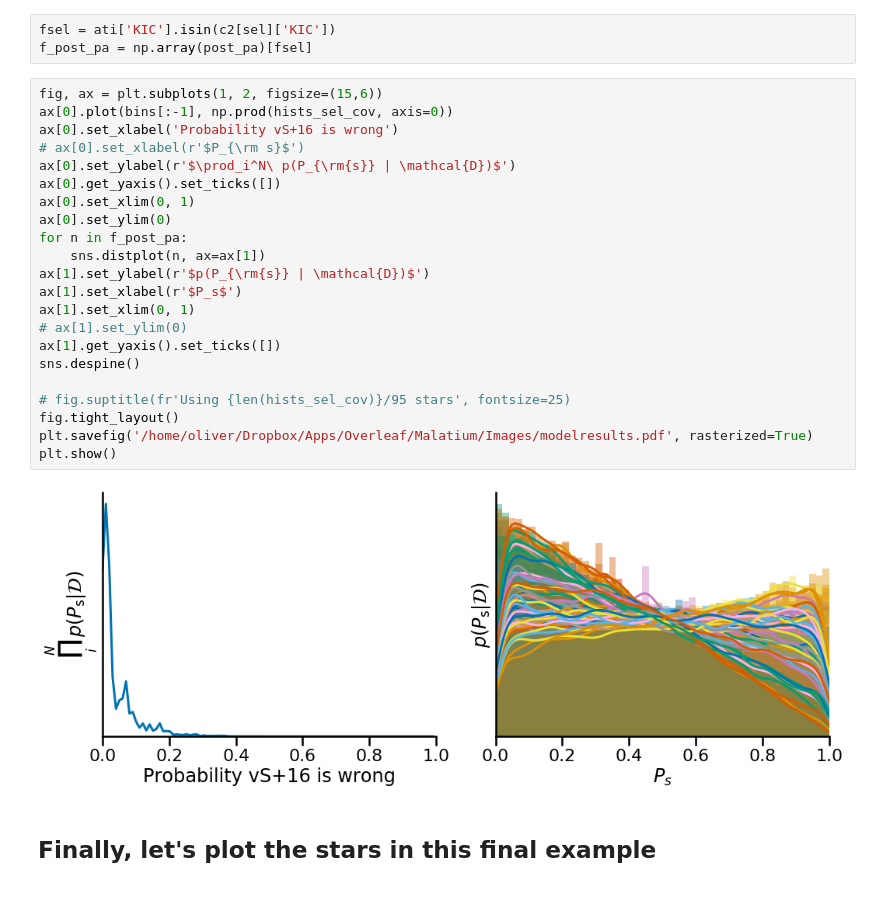
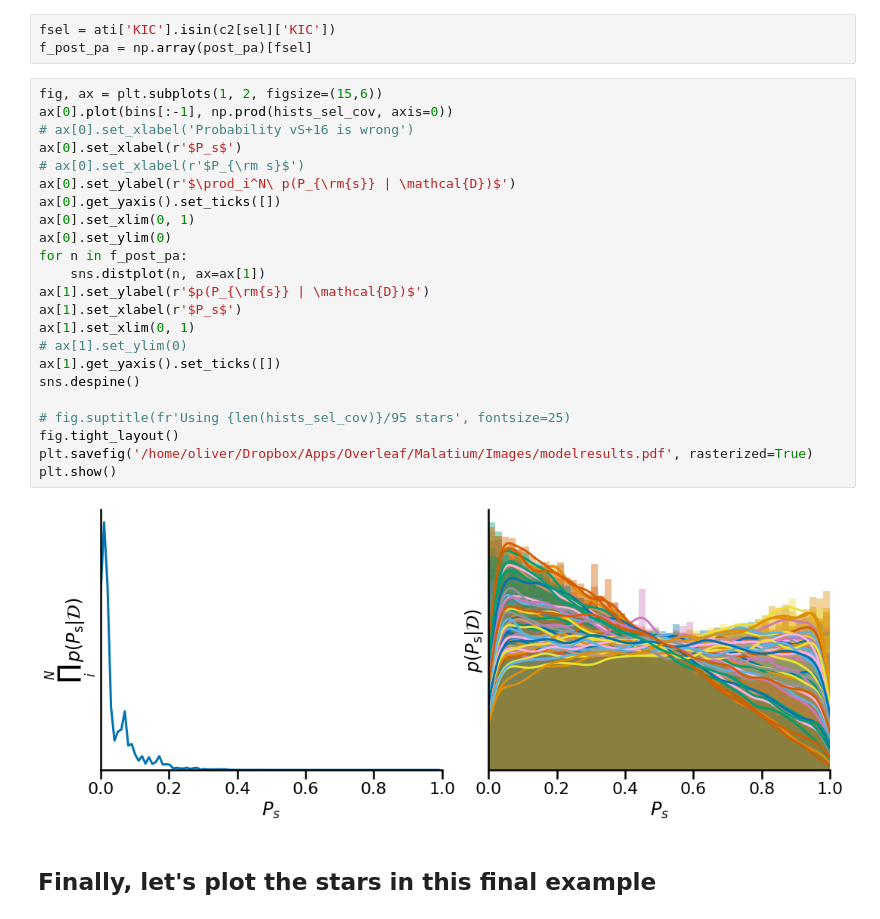
Before and after one commit to ojhall94/malatium, a Jupyter notebook: models/consolidate.ipynb, the cells around one changed output. Saved outputs shown, nothing was run; the diff lists cells and outputs as text.

Commit message:
Redone some plots

```diff
--- a/models/consolidate.ipynb
+++ b/models/consolidate.ipynb
@@ -309,27 +356,28 @@ f_post_pa = np.array(post_pa)[fsel]
 # %%
 fig, ax = plt.subplots(1, 2, figsize=(15,6))
 ax[0].plot(bins[:-1], np.prod(hists_sel_cov, axis=0))
-ax[0].set_xlabel('Probability vS+16 is wrong')
+# ax[0].set_xlabel('Probability vS+16 is wrong')
+ax[0].set_xlabel(r'$P_s$')
 # ax[0].set_xlabel(r'$P_{\rm s}$')
 ax[0].set_ylabel(r'$\prod_i^N\ p(P_{\rm{s}} | \mathcal{D})$')
 ax[0].get_yaxis().set_ticks([])
 ax[0].set_xlim(0, 1)
 ax[0].set_ylim(0)
 for n in f_post_pa:
     sns.distplot(n, ax=ax[1])
 ax[1].set_ylabel(r'$p(P_{\rm{s}} | \mathcal{D})$')
 ax[1].set_xlabel(r'$P_s$')
 ax[1].set_xlim(0, 1)
 # ax[1].set_ylim(0)
 ax[1].get_yaxis().set_ticks([])
 sns.despine()
 
 # fig.suptitle(fr'Using {len(hists_sel_cov)}/95 stars', fontsize=25)
 fig.tight_layout()
 plt.savefig('/home/oliver/Dropbox/Apps/Overleaf/Malatium/Images/modelresults.pdf', rasterized=True)
 plt.show()
 # %% [output]
-[figure, old version]
+[figure, new version]
 # %% [markdown]
 ## Finally, let's plot the stars in this final example
 # %%
```
Also changed, not shown: parts of 7 cells of this notebook, 3 other files.
